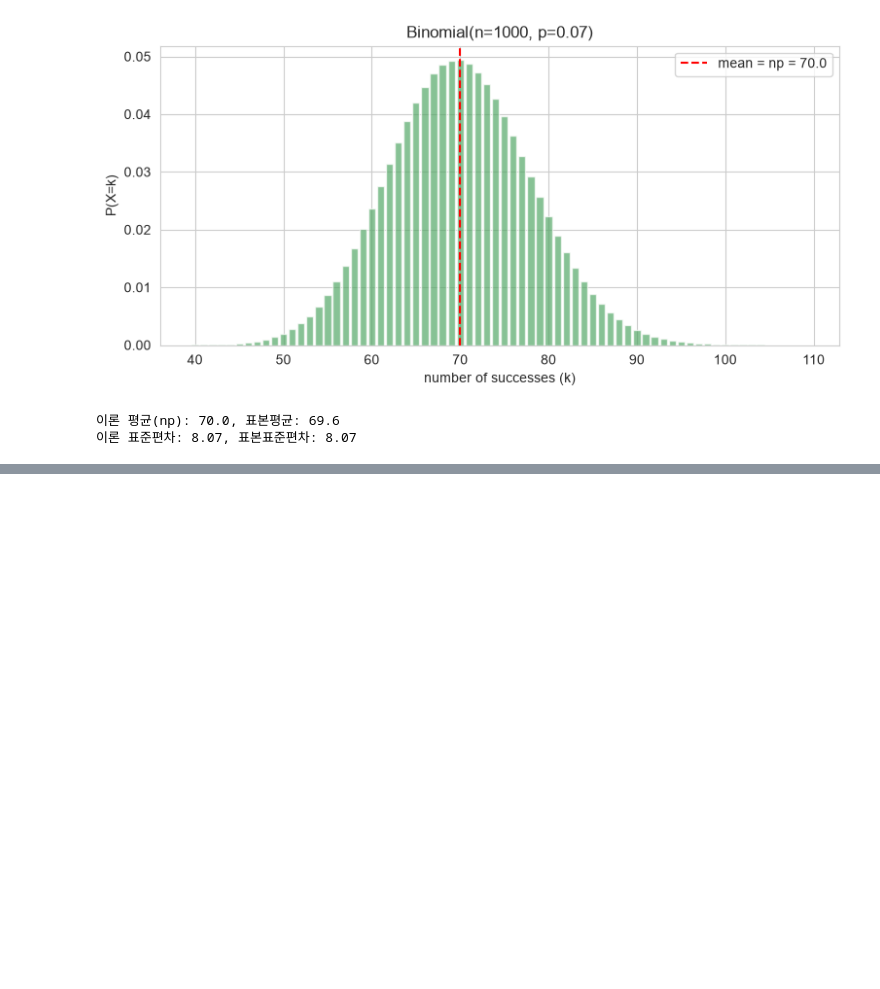
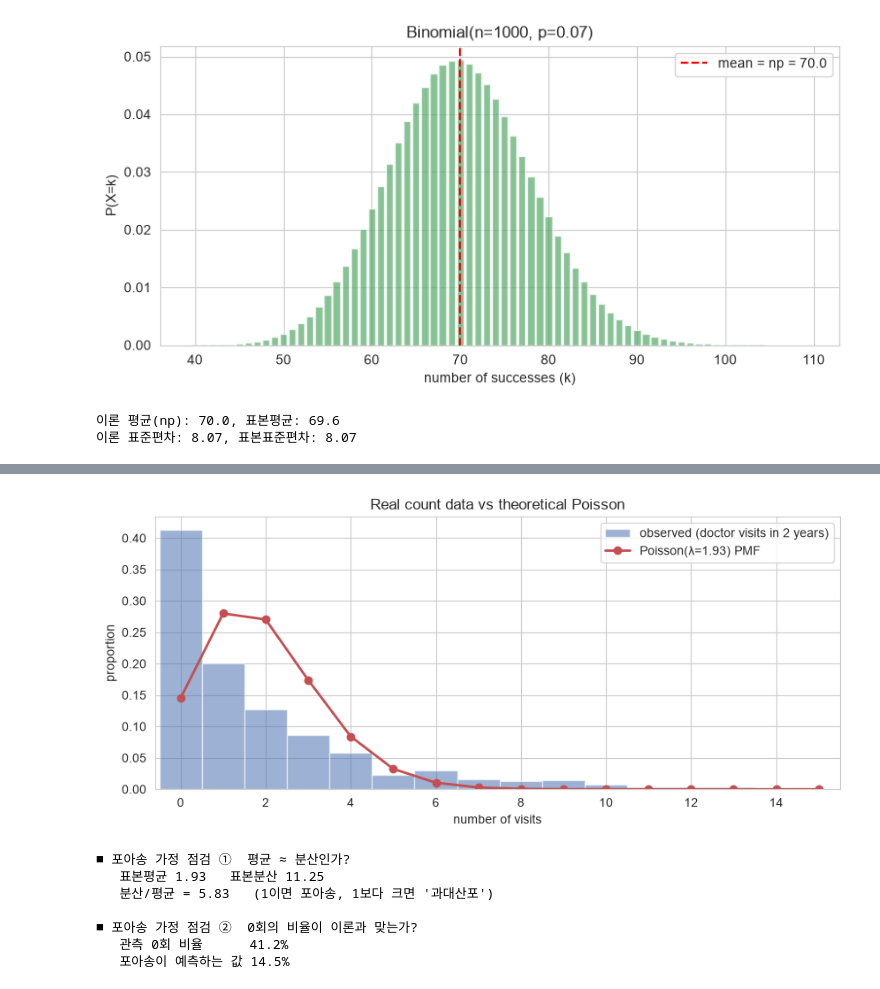
Before and after one commit to jiwoon-oh/ai-data-bootcamp, a Jupyter notebook: D012/day12-report-code.ipynb, the cells around one changed output, grey strips where cells are left out. Drawn from its saved outputs; the diff is of its cells as text; code cells hidden in the pictures; blank space fills up the shorter version.

```diff
--- a/D012/day12-report-code.ipynb
+++ b/D012/day12-report-code.ipynb
@@ -608,0 +393,30 @@ print(f"  포아송 근사 가능? np={1000*0.07}≥30 → 가능하지만 이
+# %%
+# [C13] 예제 3.3: 포아송 — 실데이터('2년간 진료 방문 횟수')와 이론 PMF 비교
+lam = visits.mean()                       # λ 추정치 = 표본평균
+x = np.arange(0, 16)
+
+fig, ax = plt.subplots(figsize=(10, 4))
+ax.hist(visits, bins=np.arange(0, 17) - 0.5, density=True, alpha=0.55,
+        color="#4C72B0", label="observed (doctor visits in 2 years)")
+ax.plot(x, stats.poisson.pmf(x, lam), "o-", color="#C44E52", lw=2,
+        label=f"Poisson(λ={lam:.2f}) PMF")
+ax.set_xlim(-0.6, 15.5)
+ax.set_xlabel("number of visits"); ax.set_ylabel("proportion")
+ax.set_title("Real count data vs theoretical Poisson")
+ax.legend(); plt.show()
+
+print("■ 포아송 가정 점검 ①  평균 ≈ 분산인가?")
+print(f"   표본평균 {visits.mean():.2f}   표본분산 {visits.var():.2f}")
+print(f"   분산/평균 = {visits.var() / visits.mean():.2f}   (1이면 포아송, 1보다 크면 '과대산포')")
+print("\n■ 포아송 가정 점검 ②  0회의 비율이 이론과 맞는가?")
+print(f"   관측 0회 비율      {np.mean(visits == 0):.1%}")
+print(f"   포아송이 예측하는 값 {stats.poisson.pmf(0, lam):.1%}")
+# %% [output]
+[figure, added]
+■ 포아송 가정 점검 ①  평균 ≈ 분산인가?
+   표본평균 1.93   표본분산 11.25
+   분산/평균 = 5.83   (1이면 포아송, 1보다 크면 '과대산포')
+
+■ 포아송 가정 점검 ②  0회의 비율이 이론과 맞는가?
+   관측 0회 비율      41.2%
+   포아송이 예측하는 값 14.5%
```
Also changed, not shown: parts of 24 cells of this notebook, 14 other files.
